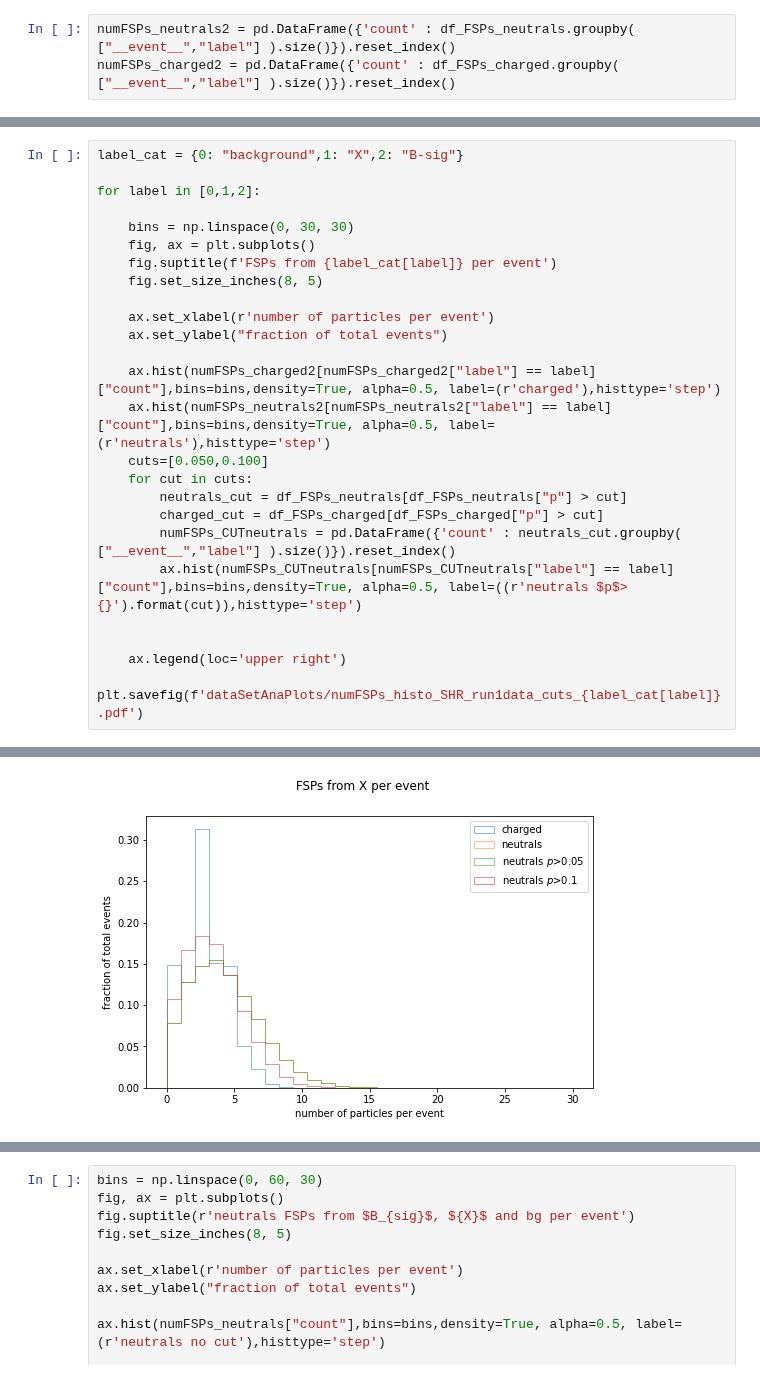
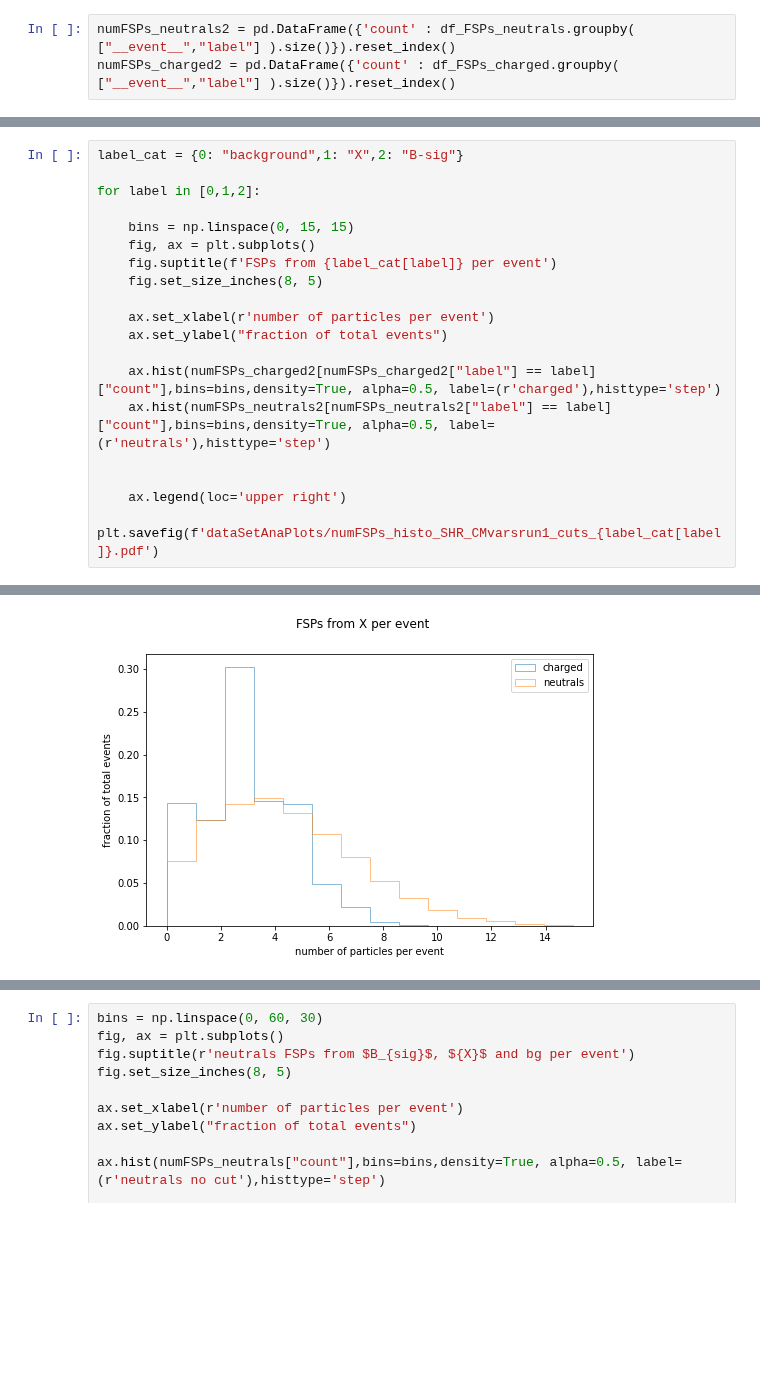
Before and after one commit to axelHeim/MCstudies, a Jupyter notebook: Dstlnu_Bt_generic/SHR_Hc_correctReco_BsX/dataSetAnalysis_df_level.ipynb, the cells around one changed output, grey strips where cells are left out. Drawn from its saved outputs; the diff is of its cells as text; blank space fills up the shorter version.

Commit message:
worked on plot

```diff
--- a/Dstlnu_Bt_generic/SHR_Hc_correctReco_BsX/dataSetAnalysis_df_level.ipynb
+++ b/Dstlnu_Bt_generic/SHR_Hc_correctReco_BsX/dataSetAnalysis_df_level.ipynb
@@ -112,7 +112,7 @@ label_cat = {0: "background",1: "X",2: "B-sig"}
 
 for label in [0,1,2]:
 
-    bins = np.linspace(0, 30, 30)
+    bins = np.linspace(0, 15, 15)
     fig, ax = plt.subplots()
     fig.suptitle(f'FSPs from {label_cat[label]} per event')
     fig.set_size_inches(8, 5)
@@ -122,14 +122,8 @@ for label in [0,1,2]:
 
     ax.hist(numFSPs_charged2[numFSPs_charged2["label"] == label]["count"],bins=bins,density=True, alpha=0.5, label=(r'charged'),histtype='step')
     ax.hist(numFSPs_neutrals2[numFSPs_neutrals2["label"] == label]["count"],bins=bins,density=True, alpha=0.5, label=(r'neutrals'),histtype='step')
-    cuts=[0.050,0.100]
-    for cut in cuts:
-        neutrals_cut = df_FSPs_neutrals[df_FSPs_neutrals["p"] > cut]
-        charged_cut = df_FSPs_charged[df_FSPs_charged["p"] > cut]
-        numFSPs_CUTneutrals = pd.DataFrame({'count' : neutrals_cut.groupby( ["__event__","label"] ).size()}).reset_index()
-        ax.hist(numFSPs_CUTneutrals[numFSPs_CUTneutrals["label"] == label]["count"],bins=bins,density=True, alpha=0.5, label=((r'neutrals $p$>{}').format(cut)),histtype='step')
 
 
     ax.legend(loc='upper right')
-    plt.savefig(f'dataSetAnaPlots/numFSPs_histo_SHR_run1data_cuts_{label_cat[label]}.pdf')
+    plt.savefig(f'dataSetAnaPlots/numFSPs_histo_SHR_CMvarsrun1_cuts_{label_cat[label]}.pdf')
 # %% [output]
@@ -137 +131 @@ for label in [0,1,2]:
-[figure, old version]
+[figure, new version]
```
Also changed, not shown: parts of 2 cells of this notebook.
